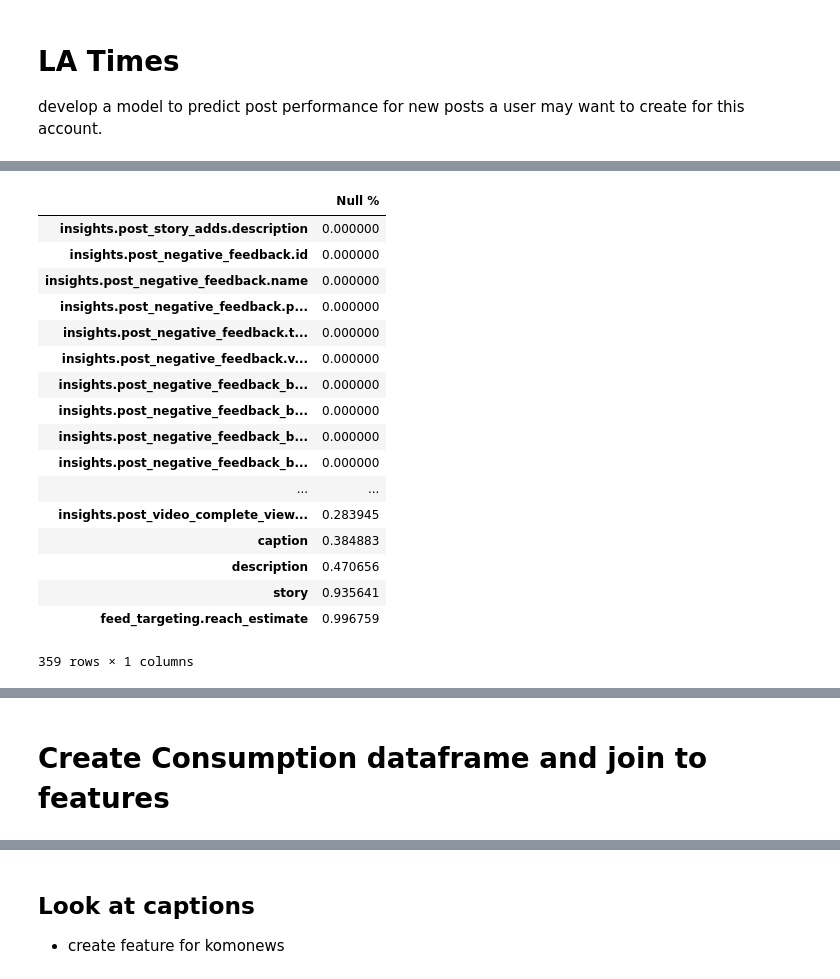
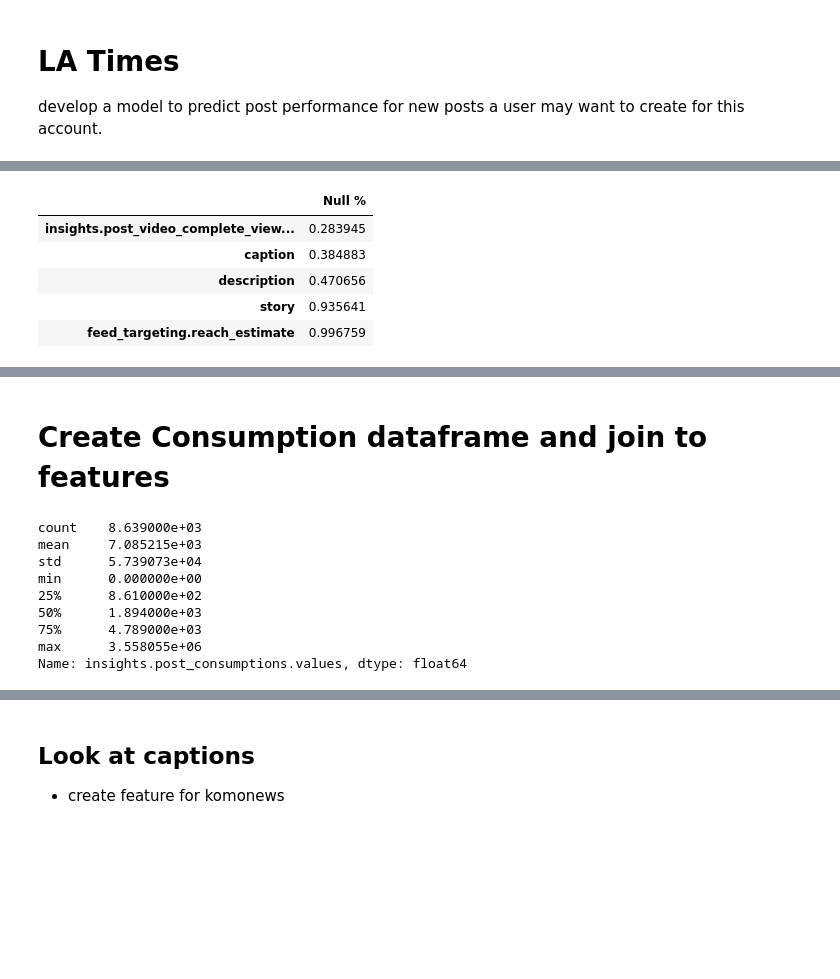
Before and after one commit to majickdave/latimes_challenge, a Jupyter notebook: LA times challenge.ipynb, the cells around one changed output, grey strips where cells are left out. Drawn from its saved outputs; the diff is of its cells as text; code cells hidden in the pictures; blank space fills up the shorter version.

Commit message:
removed consumption features

```diff
--- a/LA times challenge.ipynb
+++ b/LA times challenge.ipynb
@@ -49,26 +53,14 @@ Wall time: 29.9 s
 # %%
 insights = df[[col for col in df if col.startswith('insights')]]
 # %%
-pd.DataFrame((df.isna().sum()/df.shape[0]).sort_values(), columns=['Null %'])
+pd.DataFrame((df.isna().sum()/df.shape[0]).sort_values(), columns=['Null %']).tail()
 # %% [output]
 |  | Null % |
-| insights.post_story_adds.description | 0.000000 |
-| insights.post_negative_feedback.id | 0.000000 |
-| insights.post_negative_feedback.name | 0.000000 |
-| insights.post_negative_feedback.p... | 0.000000 |
-| insights.post_negative_feedback.t... | 0.000000 |
-| insights.post_negative_feedback.v... | 0.000000 |
-| insights.post_negative_feedback_b... | 0.000000 |
-| insights.post_negative_feedback_b... | 0.000000 |
-| insights.post_negative_feedback_b... | 0.000000 |
-| insights.post_negative_feedback_b... | 0.000000 |
-| ... | ... |
 | insights.post_video_complete_view... | 0.283945 |
 | caption | 0.384883 |
 | description | 0.470656 |
 | story | 0.935641 |
 | feed_targeting.reach_estimate | 0.996759 |
-359 rows × 1 columns
 # %%
 def check_value(x):
     if type(x) == list:
@@ -93,3 +85,15 @@ new = it.applymap(lambda x: check_value(x)).select_dtypes(include=[np.number])
 
 # Fill nulls with imputed data
 new = new.fillna(method='pad')
+# %%
+new['insights.post_consumptions.values'].describe()
+# %% [output]
+count    8.639000e+03
+mean     7.085215e+03
+std      5.739073e+04
+min      0.000000e+00
+25%      8.610000e+02
+50%      1.894000e+03
+75%      4.789000e+03
+max      3.558055e+06
+Name: insights.post_consumptions.values, dtype: float64
```
Also changed, not shown: parts of 37 cells of this notebook.
